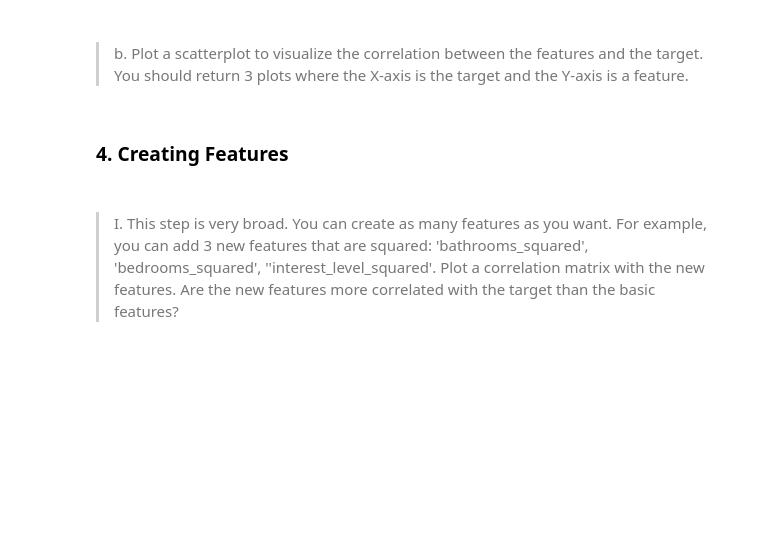
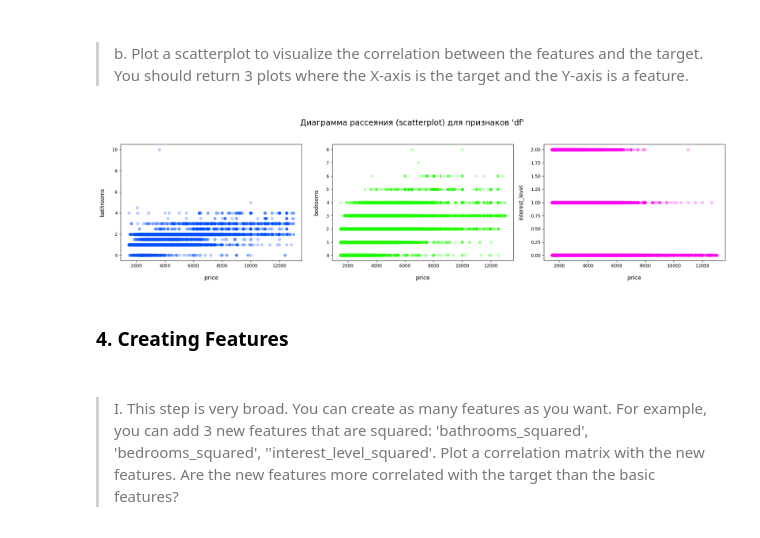
Before and after one commit to EgrSlv/MachineLearning, a Jupyter notebook: src/ML1_Introduction.ipynb, the cells around one changed output. Saved outputs shown, nothing was run; the diff lists cells and outputs as text; code cells hidden in the pictures; blank space fills up the shorter version.

```diff
--- a/src/ML1_Introduction.ipynb
+++ b/src/ML1_Introduction.ipynb
@@ -438,19 +454,30 @@ df.corr().round(6)
 #####
 > b. Plot a scatterplot to visualize the correlation between the features and the target. You should return 3 plots where the X-axis is the target and the Y-axis is a feature.
 # %%
-fig, axs = plt.subplots(1, 3, figsize=(20, 5))
+fig, axs = plt.subplots(
+    nrows=1,
+    ncols=3,
+    figsize=(20, 5)
+)
+cmap = {
+    "bathrooms": "#0051FF",
+    "bedrooms": "#1EFF00",
+    "interest_level": "#FF00F2"
+}
+fig.suptitle(
+    "Диаграмма рассеяния (scatterplot) для признаков 'df'",
+    fontsize=18,
+    y=1.05
+)
+for ax, feature in enumerate(df.drop(columns="price").columns):
+    axs[ax].set_ylabel(feature, labelpad=16, fontsize=12)
+    axs[ax].set_xlabel("price", labelpad=16, fontsize=13)
+    axs[ax].scatter(df["price"], df[feature], color=cmap[feature], alpha=0.25)
 
-axs[0].scatter(df['price'], df['bathrooms'], color='blue', alpha=0.25)
-axs[0].set_title('bathrooms', pad=20)
-axs[1].scatter(df['price'], df['bedrooms'], color='green', alpha=0.25)
-axs[1].set_title('bedrooms', pad=20)
-axs[2].scatter(df['price'], df['interest_level'], color='magenta', alpha=0.25)
-axs[2].set_title('interest_level', pad=20)
-
-fig.supxlabel('price', y=-0.05)
-fig.supylabel('n', x=0.09)
-
+plt.tight_layout()
 plt.show()
+# %% [output]
+[figure, added]
 # %% [markdown]
 ### 4. Creating Features
 # %% [markdown]
```
Also changed, not shown: parts of 14 cells of this notebook.
